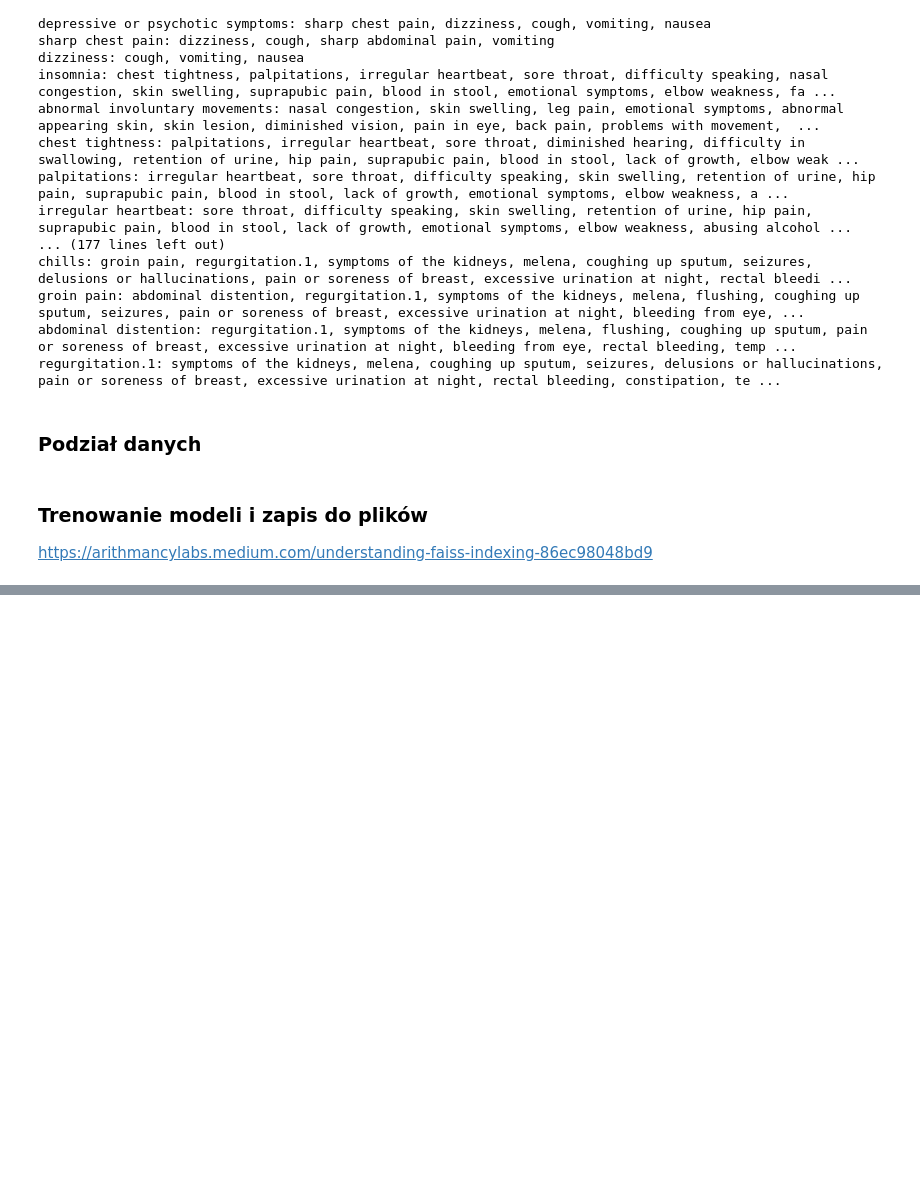
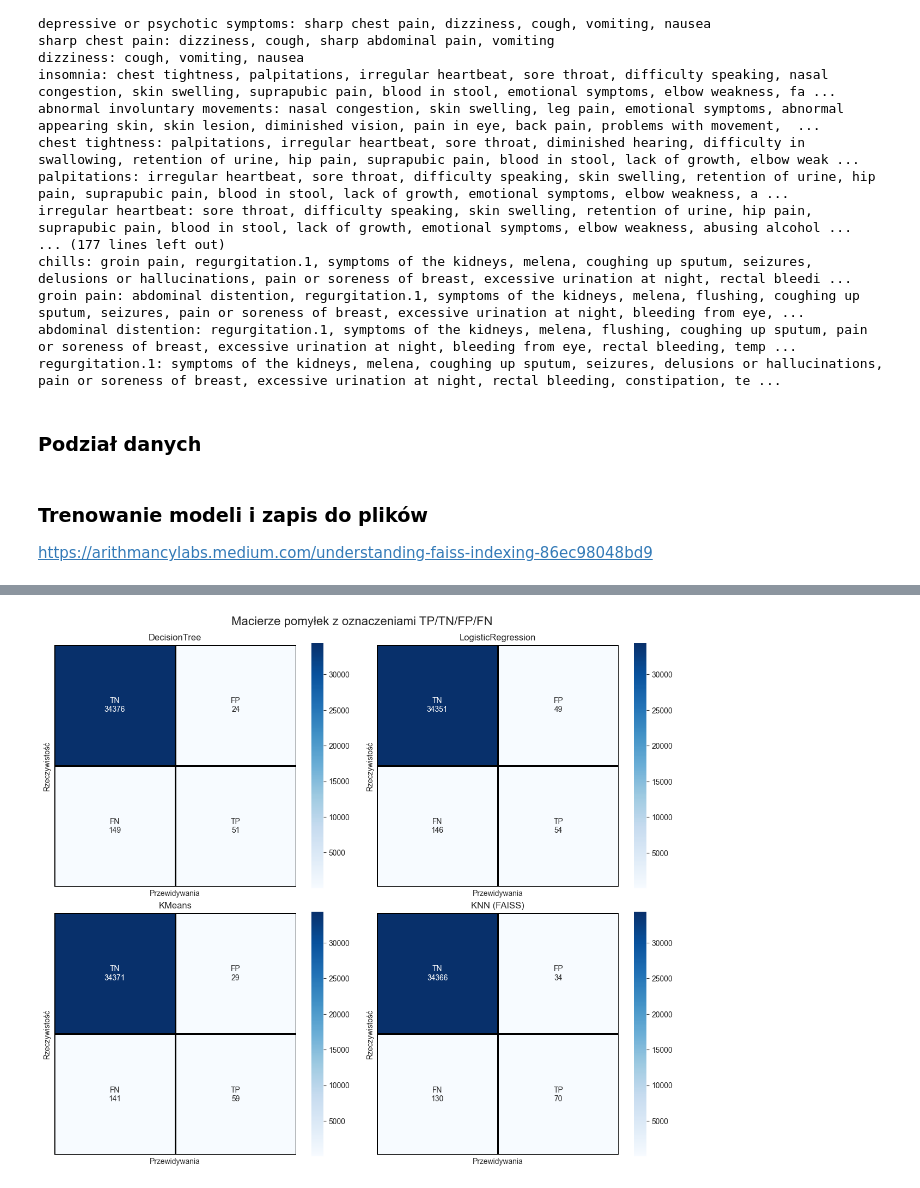
Before and after one commit to mateusz11301/Disease_Predictor, a Jupyter notebook: Notebooks/Predictors.ipynb, the cells around one changed output, grey strips where cells are left out. Drawn from its saved outputs; the diff is of its cells as text; code cells hidden in the pictures; blank space fills up the shorter version.

```diff
--- a/Notebooks/Predictors.ipynb
+++ b/Notebooks/Predictors.ipynb
@@ -394,0 +418,86 @@ czas trenowania modelu: 0.049s
+# %%
+# Wczytywanie modeli
+with open("../Models_Files/DecisionTree_model.pkl", "rb") as f:
+    model_dt = pickle.load(f)
+with open("../Models_Files/LogisticRegression_model.pkl", "rb") as f:
+    model_lr = pickle.load(f)
+with open("../Models_Files/KMeans_model.pkl", "rb") as f:
+    model_kmeans = pickle.load(f)
+
+index_faiss = faiss.read_index("../Models_Files/KNN_faiss.index")
+labels_faiss = np.load("../Models_Files/KNN_labels.npy", allow_pickle=True)
+
+# Przygotowanie danych testowych
+X_test_np = np.array(X_test).astype('float32')
+
+# Binarizer
+lb = LabelBinarizer()
+Y_test_bin = lb.fit_transform(Y_test)
+
+# Przewidywania
+preds = {}
+
+# DecisionTree
+y_pred_dt = model_dt.predict(X_test)
+preds["DecisionTree"] = y_pred_dt
+
+# LogisticRegression
+y_pred_lr = model_lr.predict(X_test)
+preds["LogisticRegression"] = y_pred_lr
+
+# KMeans
+train_clusters = model_kmeans.predict(X_train)
+cluster_to_label = {}
+for i in range(model_kmeans.n_clusters):
+    labels_in_cluster = Y_train[train_clusters == i]
+    if len(labels_in_cluster) > 0:
+        cluster_to_label[i] = Counter(labels_in_cluster).most_common(1)[0][0]
+    else:
+        cluster_to_label[i] = "unknown"
+
+test_clusters = model_kmeans.predict(X_test)
+y_pred_kmeans = [cluster_to_label.get(c, "unknown") for c in test_clusters]
+preds["KMeans"] = y_pred_kmeans
+
+# FAISS (KNN)
+_, indexes = index_faiss.search(X_test_np, k=3)
+y_pred_knn = []
+for neighbors in indexes:
+    neighbor_labels = labels_faiss[neighbors]
+    most_common = Counter(neighbor_labels).most_common(1)[0][0]
+    y_pred_knn.append(most_common)
+preds["KNN (FAISS)"] = y_pred_knn
+
+# Rysowanie macierzy pomyłek z oznaczeniami TP, TN, FP, FN w środku
+fig, axes = plt.subplots(2, 2, figsize=(12, 10))
+axes = axes.ravel()
+
+for i, (model_name, y_pred) in enumerate(preds.items()):
+    y_pred_bin = lb.transform(y_pred)
+    total_cm = np.zeros((2, 2), dtype=int)
+
+    for j in range(Y_test_bin.shape[1]):
+        cm = confusion_matrix(Y_test_bin[:, j], y_pred_bin[:, j])
+        if cm.shape == (2, 2):
+            total_cm += cm
+
+    # Etykiety TP, TN, FP, FN
+    cell_labels = np.array([["TN", "FP"], ["FN", "TP"]])
+    annot = np.empty_like(total_cm).astype(str)
+    for r in range(2):
+        for c in range(2):
+            annot[r, c] = f"{cell_labels[r, c]}\n{total_cm[r, c]}"
+
+    sns.heatmap(total_cm, annot=annot, fmt='', cmap="Blues",
+                linewidths=1, linecolor='black', square=True, ax=axes[i])
+    axes[i].set_title(model_name)
+    axes[i].set_xticks([])
+    axes[i].set_yticks([])
+    axes[i].set_xlabel("Przewidywania")
+    axes[i].set_ylabel("Rzeczywistość")
+
+plt.tight_layout()
+plt.suptitle("Macierze pomyłek z oznaczeniami TP/TN/FP/FN", fontsize=16, y=1.02)
+plt.show()
+# %% [output]
+[figure, added]
```
Also changed, not shown: parts of 5 cells of this notebook.
